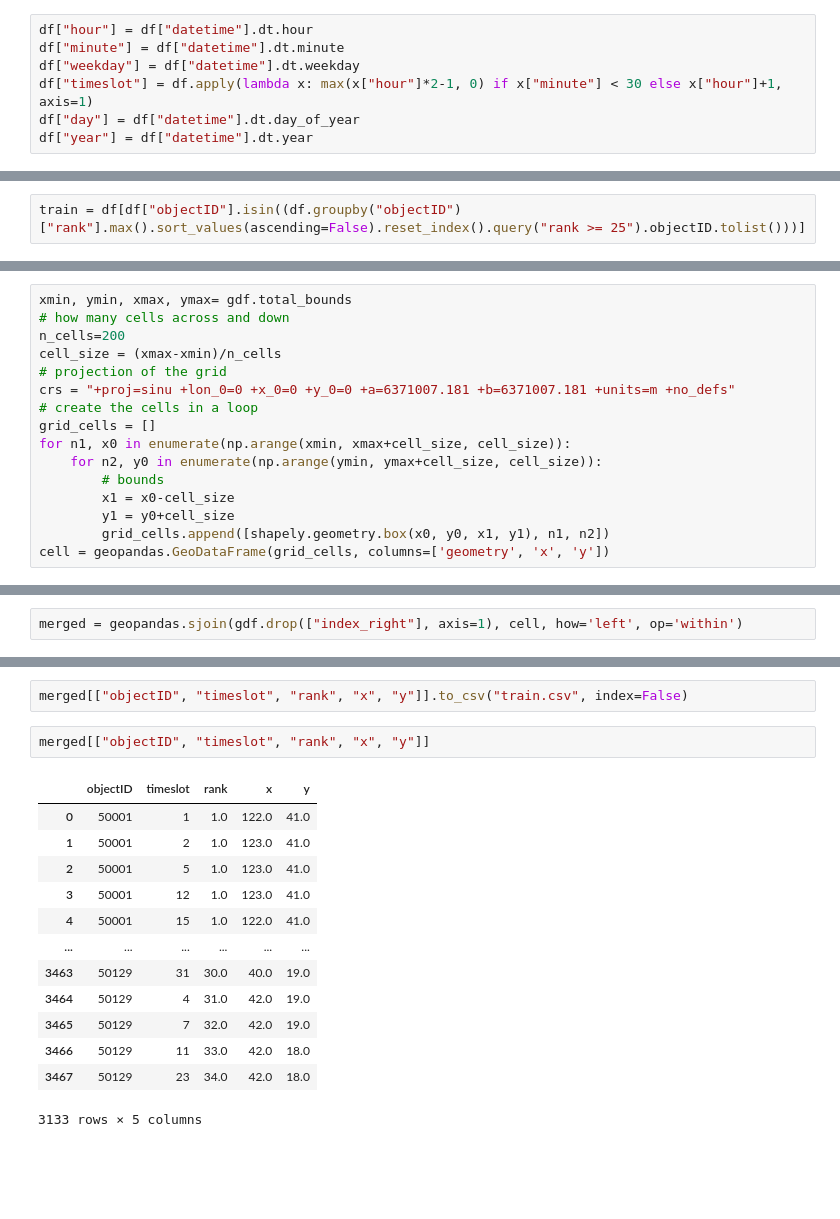
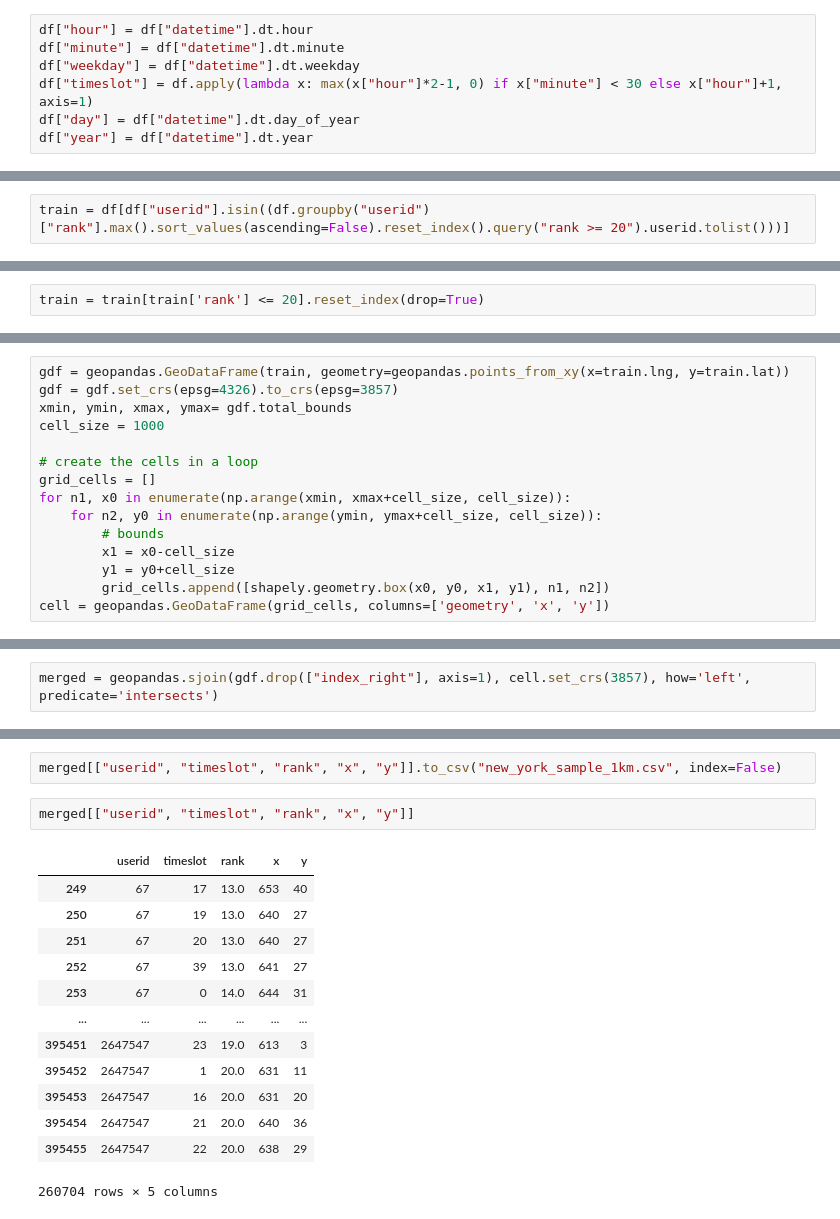
Before and after one commit to gegen07/LP-BERT, a Jupyter notebook: notebooks/preprocess.ipynb, the cells around one changed output, grey strips where cells are left out. Cells and saved outputs as stored; diff of their text form; blank space fills up the shorter version.

Commit message:
run val and train task

```diff
--- a/notebooks/preprocess.ipynb
+++ b/notebooks/preprocess.ipynb
@@ -92,2 +95,2 @@ df["objectID"].nunique()
 # %%
-train = df[df["objectID"].isin((df.groupby("objectID")["rank"].max().sort_values(ascending=False).reset_index().query("rank >= 25").objectID.tolist()))]
+train = df[df["userid"].isin((df.groupby("userid")["rank"].max().sort_values(ascending=False).reset_index().query("rank >= 20").userid.tolist()))]
@@ -100,0 +113,2 @@ gdf.plot()
+# %%
+train = train[train['rank'] <= 20].reset_index(drop=True)
@@ -101,10 +131,9 @@ gdf.plot()
 # %%
+gdf = geopandas.GeoDataFrame(train, geometry=geopandas.points_from_xy(x=train.lng, y=train.lat))
+gdf = gdf.set_crs(epsg=4326).to_crs(epsg=3857)
 xmin, ymin, xmax, ymax= gdf.total_bounds
-# how many cells across and down
-n_cells=200
-cell_size = (xmax-xmin)/n_cells
-# projection of the grid
-crs = "+proj=sinu +lon_0=0 +x_0=0 +y_0=0 +a=6371007.181 +b=6371007.181 +units=m +no_defs"
+cell_size = 1000
+
 # create the cells in a loop
 grid_cells = []
 for n1, x0 in enumerate(np.arange(xmin, xmax+cell_size, cell_size)):
@@ -159,2 +168,2 @@ cell
 # %%
-merged = geopandas.sjoin(gdf.drop(["index_right"], axis=1), cell, how='left', op='within')
+merged = geopandas.sjoin(gdf.drop(["index_right"], axis=1), cell.set_crs(3857), how='left', predicate='intersects')
@@ -161,18 +186,18 @@ merged = geopandas.sjoin(gdf.drop(["index_right"], axis=1), cell, how='left', op
 # %%
-merged[["objectID", "timeslot", "rank", "x", "y"]].to_csv("train.csv", index=False)
+merged[["userid", "timeslot", "rank", "x", "y"]].to_csv("new_york_sample_1km.csv", index=False)
 # %%
-merged[["objectID", "timeslot", "rank", "x", "y"]]
+merged[["userid", "timeslot", "rank", "x", "y"]]
 # %% [output]
-|  | objectID | timeslot | rank | x | y |
-| 0 | 50001 | 1 | 1.0 | 122.0 | 41.0 |
-| 1 | 50001 | 2 | 1.0 | 123.0 | 41.0 |
-| 2 | 50001 | 5 | 1.0 | 123.0 | 41.0 |
-| 3 | 50001 | 12 | 1.0 | 123.0 | 41.0 |
-| 4 | 50001 | 15 | 1.0 | 122.0 | 41.0 |
+|  | userid | timeslot | rank | x | y |
+| 249 | 67 | 17 | 13.0 | 653 | 40 |
+| 250 | 67 | 19 | 13.0 | 640 | 27 |
+| 251 | 67 | 20 | 13.0 | 640 | 27 |
+| 252 | 67 | 39 | 13.0 | 641 | 27 |
+| 253 | 67 | 0 | 14.0 | 644 | 31 |
 | ... | ... | ... | ... | ... | ... |
-| 3463 | 50129 | 31 | 30.0 | 40.0 | 19.0 |
-| 3464 | 50129 | 4 | 31.0 | 42.0 | 19.0 |
-| 3465 | 50129 | 7 | 32.0 | 42.0 | 19.0 |
-| 3466 | 50129 | 11 | 33.0 | 42.0 | 18.0 |
-| 3467 | 50129 | 23 | 34.0 | 42.0 | 18.0 |
+| 395451 | 2647547 | 23 | 19.0 | 613 | 3 |
+| 395452 | 2647547 | 1 | 20.0 | 631 | 11 |
+| 395453 | 2647547 | 16 | 20.0 | 631 | 20 |
+| 395454 | 2647547 | 21 | 20.0 | 640 | 36 |
+| 395455 | 2647547 | 22 | 20.0 | 638 | 29 |
-3133 rows × 5 columns
+260704 rows × 5 columns
```
Also changed, not shown: parts of 24 cells of this notebook, 20 other files.
